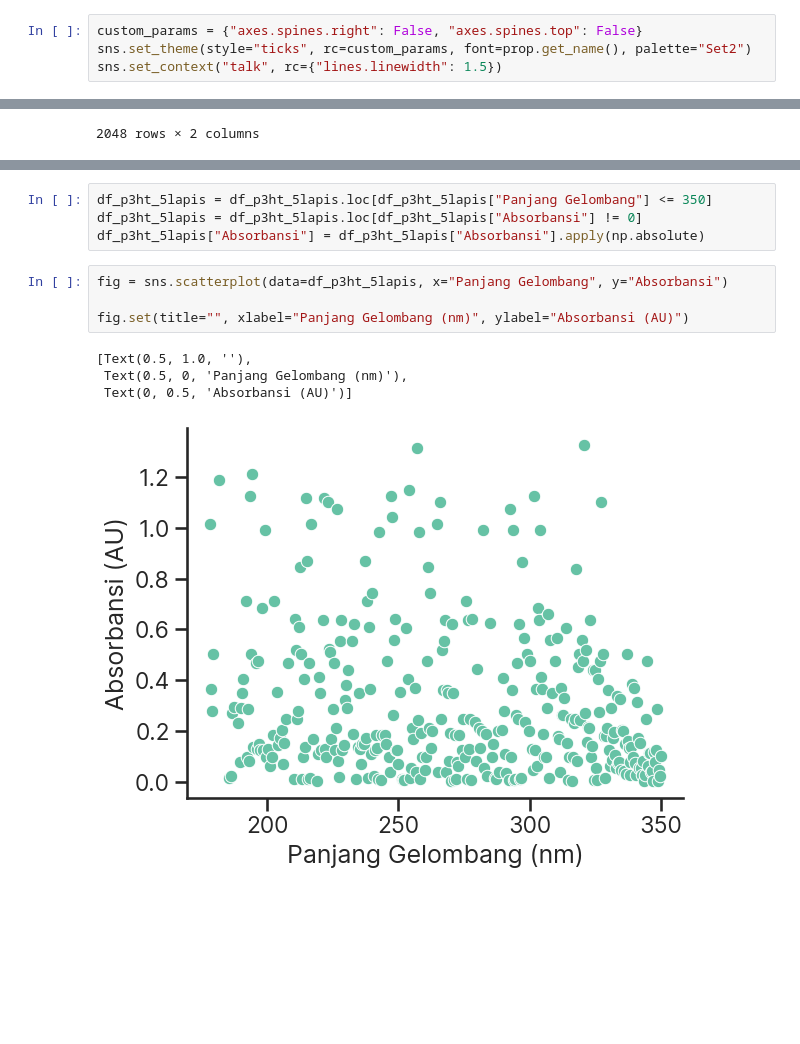
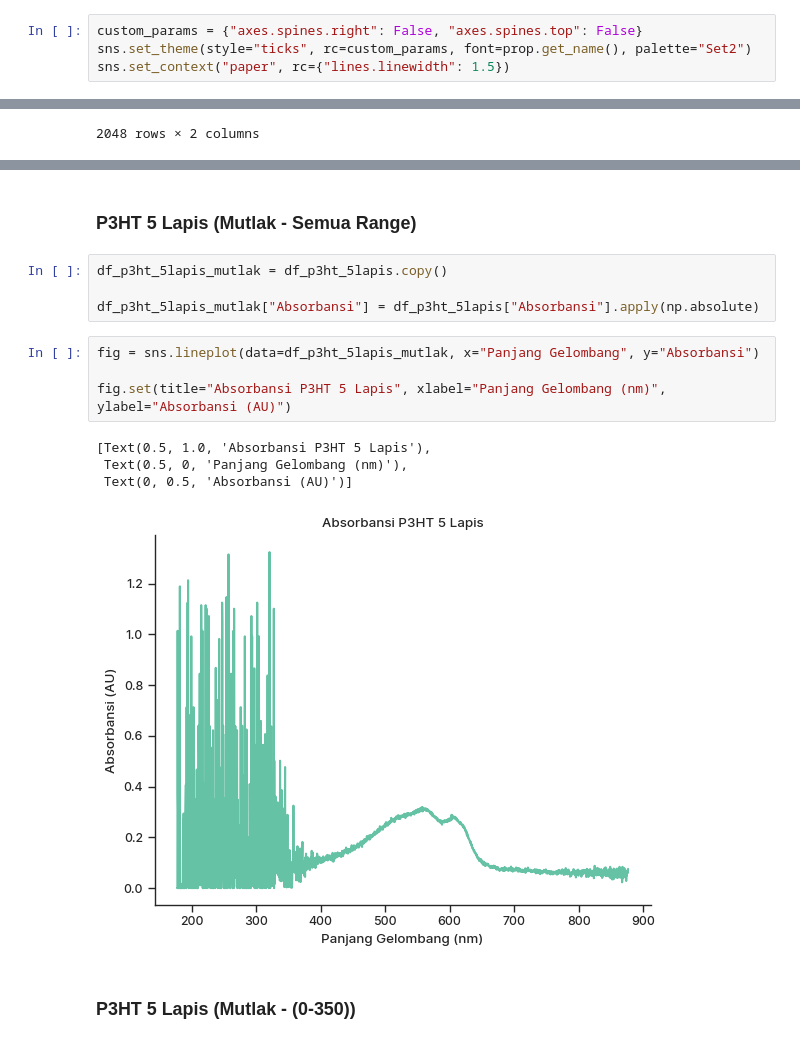
Before and after one commit to mafiefa02/eksperimen-fisika-3, a Jupyter notebook: Module 2/main.ipynb, the cells around one changed output, grey strips where cells are left out. Saved outputs shown, nothing was run; the diff lists cells and outputs as text; blank space fills up the shorter version.

```diff
--- a/Module 2/main.ipynb
+++ b/Module 2/main.ipynb
@@ -24,7 +24,7 @@ prop = FontProperties(fname=path)
 # %%
 custom_params = {"axes.spines.right": False, "axes.spines.top": False}
 sns.set_theme(style="ticks", rc=custom_params, font=prop.get_name(), palette="Set2")
-sns.set_context("talk", rc={"lines.linewidth": 1.5})
+sns.set_context("paper", rc={"lines.linewidth": 1.5})
 # %%
 fig, ax = plt.subplots()
 mid = (fig.subplotpars.right + fig.subplotpars.left)/2
@@ -951,13 +1282,17 @@ df_p3ht_5lapis
+# %% [markdown]
+### **P3HT 5 Lapis (Mutlak - Semua Range)**
 # %%
-df_p3ht_5lapis = df_p3ht_5lapis.loc[df_p3ht_5lapis["Panjang Gelombang"] <= 350]
-df_p3ht_5lapis = df_p3ht_5lapis.loc[df_p3ht_5lapis["Absorbansi"] != 0]
-df_p3ht_5lapis["Absorbansi"] = df_p3ht_5lapis["Absorbansi"].apply(np.absolute)
+df_p3ht_5lapis_mutlak = df_p3ht_5lapis.copy()
+
+df_p3ht_5lapis_mutlak["Absorbansi"] = df_p3ht_5lapis["Absorbansi"].apply(np.absolute)
 # %%
-fig = sns.scatterplot(data=df_p3ht_5lapis, x="Panjang Gelombang", y="Absorbansi")
+fig = sns.lineplot(data=df_p3ht_5lapis_mutlak, x="Panjang Gelombang", y="Absorbansi")
 
-fig.set(title="", xlabel="Panjang Gelombang (nm)", ylabel="Absorbansi (AU)")
+fig.set(title="Absorbansi P3HT 5 Lapis", xlabel="Panjang Gelombang (nm)", ylabel="Absorbansi (AU)")
 # %% [output]
-[Text(0.5, 1.0, ''),
+[Text(0.5, 1.0, 'Absorbansi P3HT 5 Lapis'),
  Text(0.5, 0, 'Panjang Gelombang (nm)'),
  Text(0, 0.5, 'Absorbansi (AU)')]
-[figure, old version]
+[figure, new version]
+# %% [markdown]
+### **P3HT 5 Lapis (Mutlak - (0-350))**
```
Also changed, not shown: parts of 101 cells of this notebook, 2 other files.
